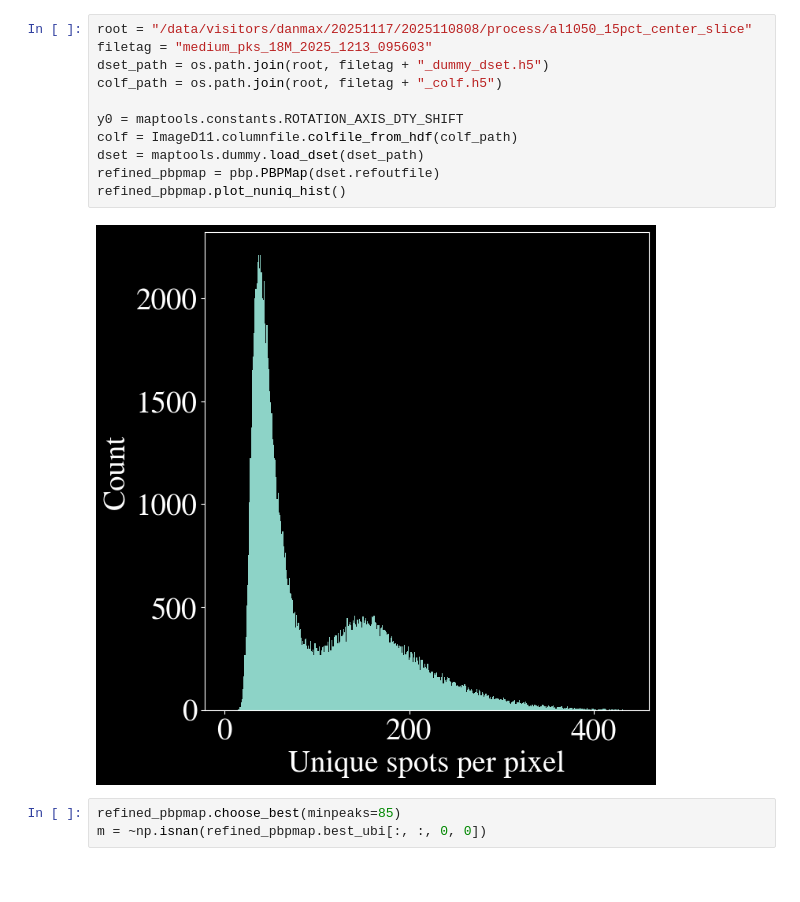
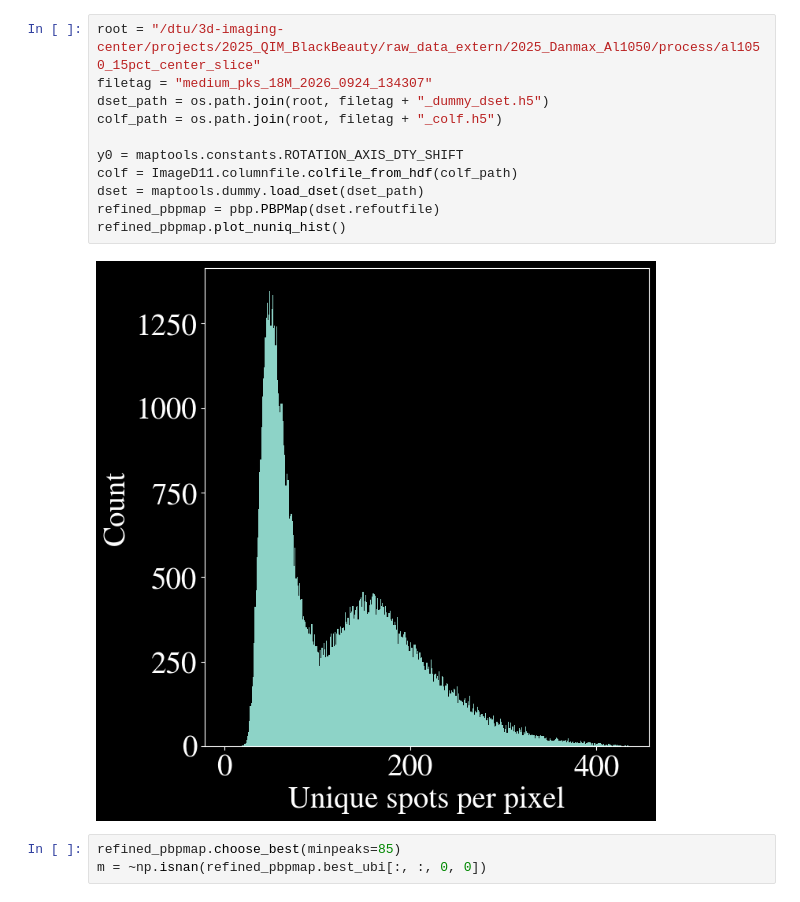
Before and after one commit to msaca-okse/basis_adaptive_textom, a Jupyter notebook: adaptive_basis/indexing/05_filter.ipynb, the cells around one changed output. Cells and saved outputs as stored; diff of their text form.

```diff
--- a/adaptive_basis/indexing/05_filter.ipynb
+++ b/adaptive_basis/indexing/05_filter.ipynb
@@ -55,16 +57,16 @@ Memory available: 110.155403264 GB
 # %%
-root = "/data/visitors/danmax/20251117/2025110808/process/al1050_15pct_center_slice"
-filetag = "medium_pks_18M_2025_1213_095603"
+root = "/dtu/3d-imaging-center/projects/2025_QIM_BlackBeauty/raw_data_extern/2025_Danmax_Al1050/process/al1050_15pct_center_slice"
+filetag = "medium_pks_18M_2026_0924_134307"
 dset_path = os.path.join(root, filetag + "_dummy_dset.h5")
 colf_path = os.path.join(root, filetag + "_colf.h5")
 
 y0 = maptools.constants.ROTATION_AXIS_DTY_SHIFT
 colf = ImageD11.columnfile.colfile_from_hdf(colf_path)
 dset = maptools.dummy.load_dset(dset_path)
 refined_pbpmap = pbp.PBPMap(dset.refoutfile)
 refined_pbpmap.plot_nuniq_hist()
 # %% [output]
-[figure, old version]
+[figure, new version]
 # %%
 refined_pbpmap.choose_best(minpeaks=85)
 m = ~np.isnan(refined_pbpmap.best_ubi[:, :, 0, 0])
```
Also changed, not shown: parts of 5 cells of this notebook, 6 other files.
